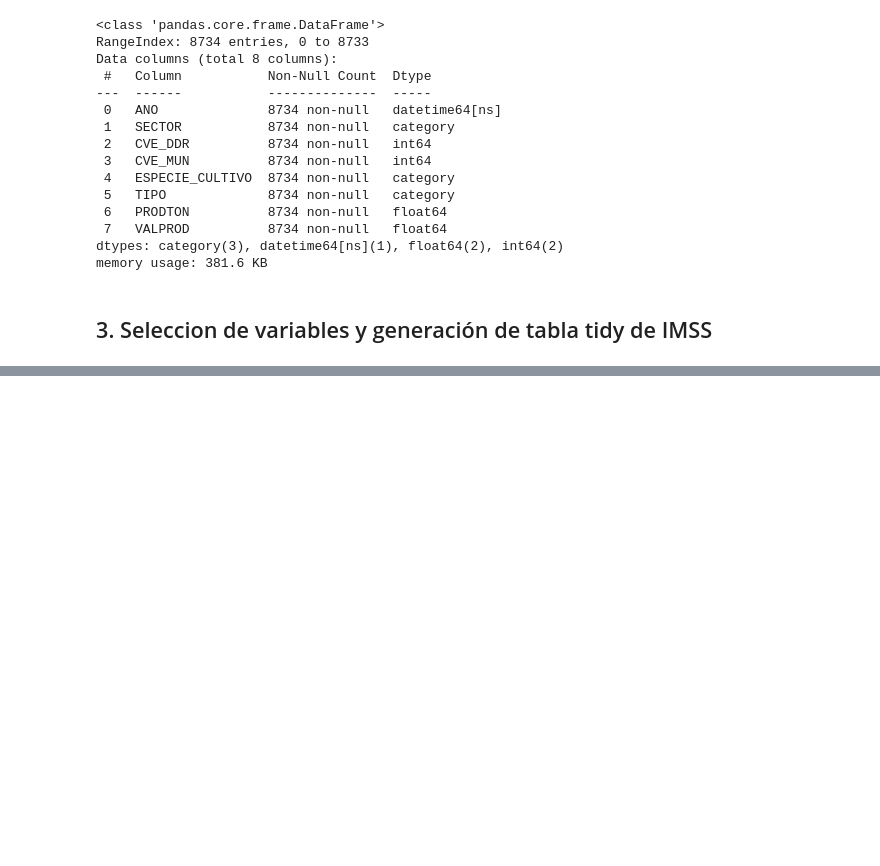
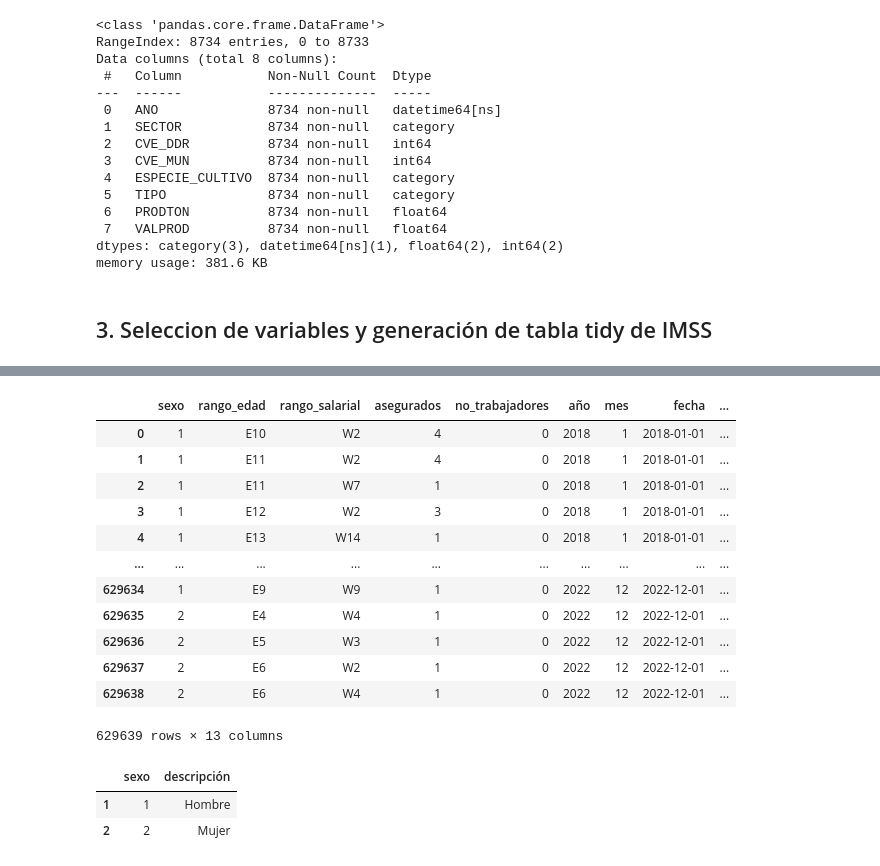
Before and after one commit to empleo-inducido/Trabajos_Generados, a Jupyter notebook: processing_data.ipynb, the cells around one changed output, grey strips where cells are left out. Cells and saved outputs as stored; diff of their text form; code cells hidden in the pictures; blank space fills up the shorter version.

```diff
--- a/processing_data.ipynb
+++ b/processing_data.ipynb
@@ -716,0 +902,7 @@ memory usage: 381.6 KB
+# %%
+# # Limpieza de catalogos de tamaño patronal
+df_cat_tamaño_patron_imss.columns  = df_cat_tamaño_patron_imss.iloc[0,]
+df_cat_tamaño_patron_imss = df_cat_tamaño_patron_imss.iloc[1:,]
+df_cat_tamaño_patron_imss = df_cat_tamaño_patron_imss.drop(columns = [0])
+df_cat_tamaño_patron_imss["tamaño_patron"] = df_cat_tamaño_patron_imss["tamaño_patron"].str.upper()
+df_cat_tamaño_patron_imss
@@ -716,0 +919,35 @@ memory usage: 381.6 KB
+# %%
+# Hacemos left merge
+df_imss_seleccion = pd.merge(df_imss_seleccion, df_cat_tamaño_patron_imss, left_on=['tamaño_patron'], right_on=['tamaño_patron'], how='left')
+
+# Cambiamos nombres
+df_imss_seleccion.rename(columns={'descripción': 'tamaño_patronal'}, inplace=True)
+
+# Eliminamos columna
+df_imss_seleccion = df_imss_seleccion.drop(columns=["tamaño_patron"])
+
+df_imss_seleccion
+# %% [output]
+|  | sexo | rango_edad | rango_salarial | asegurados | no_trabajadores | año | mes | fecha | ... |
+| 0 | 1 | E10 | W2 | 4 | 0 | 2018 | 1 | 2018-01-01 | ... |
+| 1 | 1 | E11 | W2 | 4 | 0 | 2018 | 1 | 2018-01-01 | ... |
+| 2 | 1 | E11 | W7 | 1 | 0 | 2018 | 1 | 2018-01-01 | ... |
+| 3 | 1 | E12 | W2 | 3 | 0 | 2018 | 1 | 2018-01-01 | ... |
+| 4 | 1 | E13 | W14 | 1 | 0 | 2018 | 1 | 2018-01-01 | ... |
+| ... | ... | ... | ... | ... | ... | ... | ... | ... | ... |
+| 629634 | 1 | E9 | W9 | 1 | 0 | 2022 | 12 | 2022-12-01 | ... |
+| 629635 | 2 | E4 | W4 | 1 | 0 | 2022 | 12 | 2022-12-01 | ... |
+| 629636 | 2 | E5 | W3 | 1 | 0 | 2022 | 12 | 2022-12-01 | ... |
+| 629637 | 2 | E6 | W2 | 1 | 0 | 2022 | 12 | 2022-12-01 | ... |
+| 629638 | 2 | E6 | W4 | 1 | 0 | 2022 | 12 | 2022-12-01 | ... |
+629639 rows × 13 columns
+# %%
+df_cat_sexo_imss.columns  = df_cat_sexo_imss.iloc[0,]
+df_cat_sexo_imss = df_cat_sexo_imss.iloc[1:,]
+df_cat_sexo_imss = df_cat_sexo_imss.drop(columns = [0])
+df_cat_sexo_imss["sexo"] = pd.to_numeric(df_cat_sexo_imss["sexo"])
+df_cat_sexo_imss
+# %% [output]
+|  | sexo | descripción |
+| 1 | 1 | Hombre |
+| 2 | 2 | Mujer |
```
Also changed, not shown: parts of 24 cells of this notebook.
